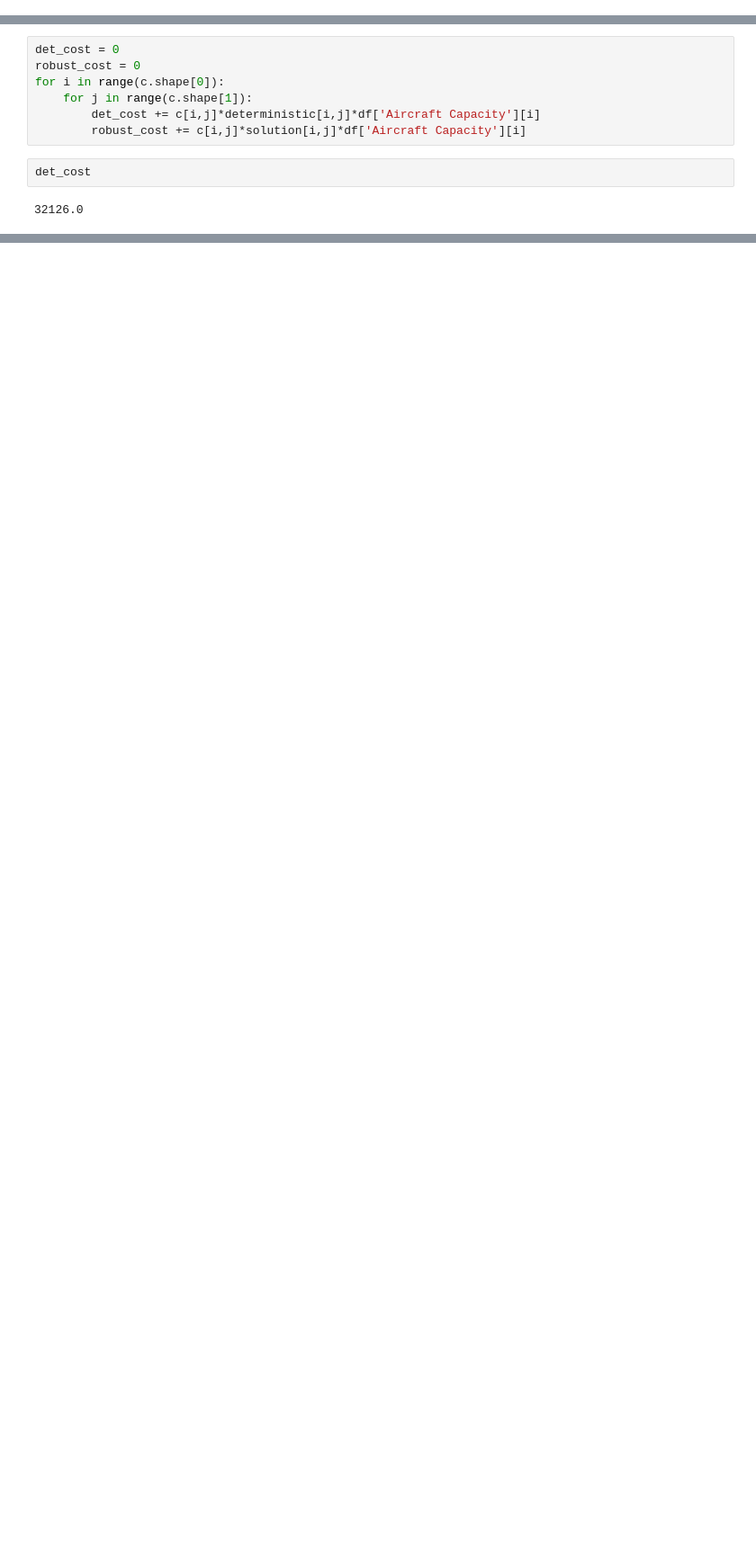
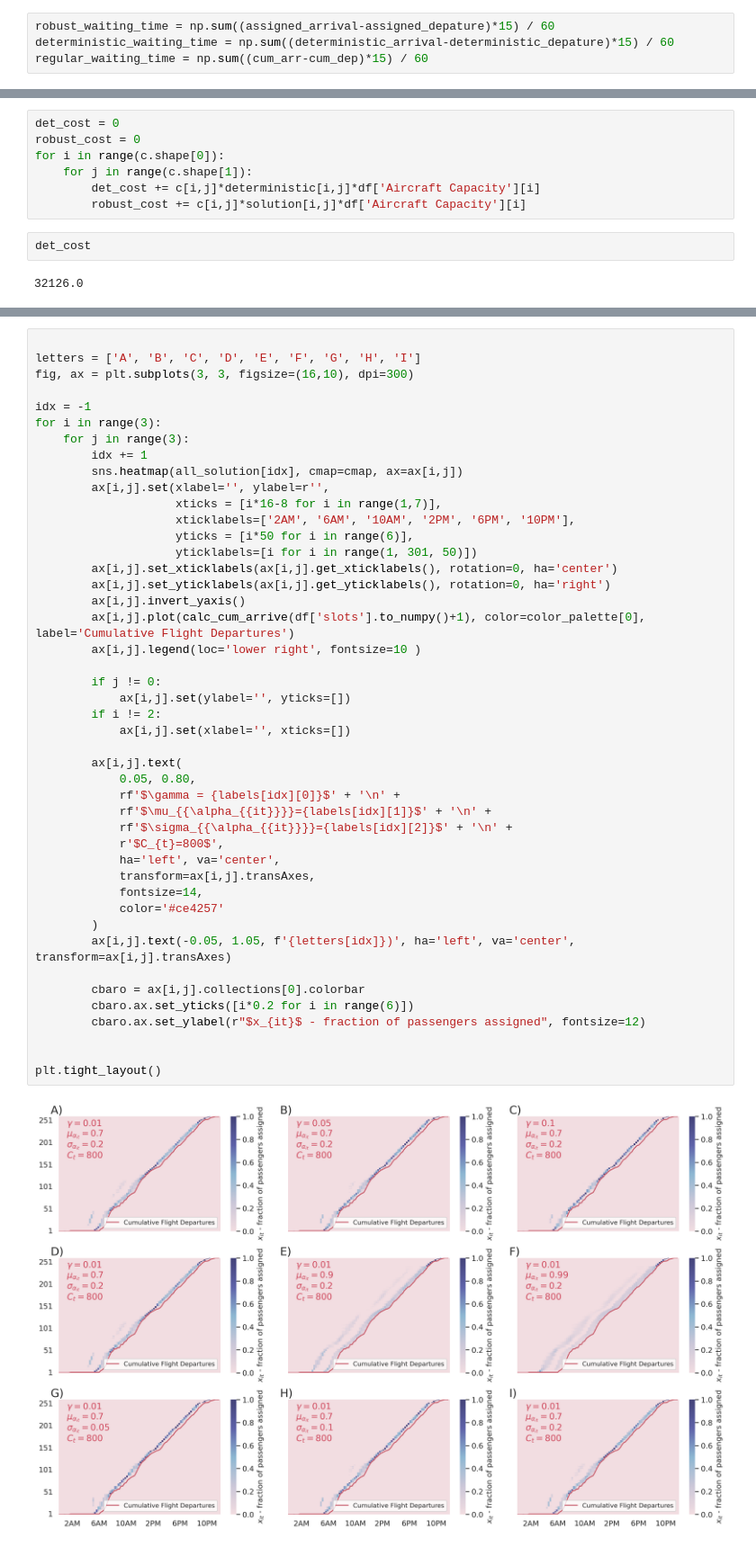
Before and after one commit to caoalbert/RobustSecurity, a Jupyter notebook: RO.ipynb, the cells around one changed output, grey strips where cells are left out. Shown at 90% size. Saved outputs shown, nothing was run; the diff lists cells and outputs as text; blank space fills up the shorter version.

```diff
--- a/RO.ipynb
+++ b/RO.ipynb
@@ -277,0 +225,4 @@ np.sum((deterministic_arrival-deterministic_depature)*15)
+# %%
+robust_waiting_time = np.sum((assigned_arrival-assigned_depature)*15) / 60
+deterministic_waiting_time = np.sum((deterministic_arrival-deterministic_depature)*15) / 60
+regular_waiting_time = np.sum((cum_arr-cum_dep)*15) / 60
@@ -292,0 +308,47 @@ robust_cost
+# %%
+
+letters = ['A', 'B', 'C', 'D', 'E', 'F', 'G', 'H', 'I']
+fig, ax = plt.subplots(3, 3, figsize=(16,10), dpi=300)
+
+idx = -1
+for i in range(3):
+    for j in range(3):
+        idx += 1
+        sns.heatmap(all_solution[idx], cmap=cmap, ax=ax[i,j])
+        ax[i,j].set(xlabel='', ylabel=r'',
+                    xticks = [i*16-8 for i in range(1,7)],
+                    xticklabels=['2AM', '6AM', '10AM', '2PM', '6PM', '10PM'],
+                    yticks = [i*50 for i in range(6)],
+                    yticklabels=[i for i in range(1, 301, 50)])
+        ax[i,j].set_xticklabels(ax[i,j].get_xticklabels(), rotation=0, ha='center')
+        ax[i,j].set_yticklabels(ax[i,j].get_yticklabels(), rotation=0, ha='right')
+        ax[i,j].invert_yaxis()
+        ax[i,j].plot(calc_cum_arrive(df['slots'].to_numpy()+1), color=color_palette[0], label='Cumulative Flight Departures')
+        ax[i,j].legend(loc='lower right', fontsize=10 )
+
+        if j != 0:
+            ax[i,j].set(ylabel='', yticks=[])
+        if i != 2:
+            ax[i,j].set(xlabel='', xticks=[])
+
+        ax[i,j].text(
+            0.05, 0.80,
+            rf'$\gamma = {labels[idx][0]}$' + '\n' +
+            rf'$\mu_{{\alpha_{{it}}}}={labels[idx][1]}$' + '\n' +
+            rf'$\sigma_{{\alpha_{{it}}}}={labels[idx][2]}$' + '\n' +
+            r'$C_{t}=800$',
+            ha='left', va='center',
+            transform=ax[i,j].transAxes,
+            fontsize=14,
+            color='#ce4257'
+        )
+        ax[i,j].text(-0.05, 1.05, f'{letters[idx]})', ha='left', va='center', transform=ax[i,j].transAxes)
+
+        cbaro = ax[i,j].collections[0].colorbar
+        cbaro.ax.set_yticks([i*0.2 for i in range(6)])
+        cbaro.ax.set_ylabel(r"$x_{it}$ - fraction of passengers assigned", fontsize=12)
+
+
+plt.tight_layout()
+# %% [output]
+[figure, added]
```
Also changed, not shown: parts of 24 cells of this notebook, 6 other files.
